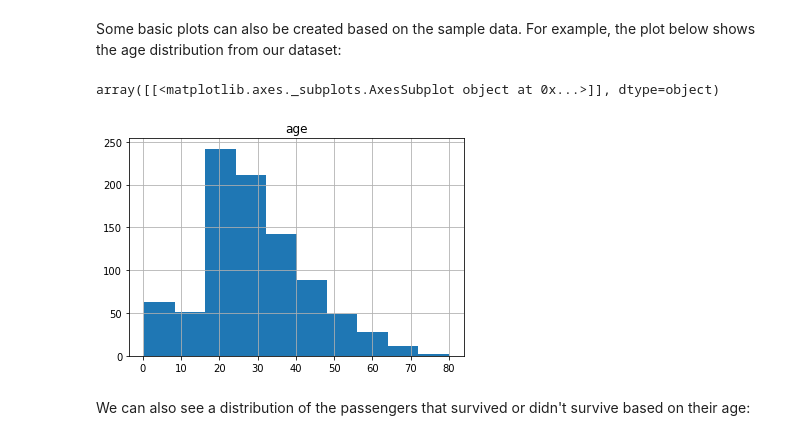
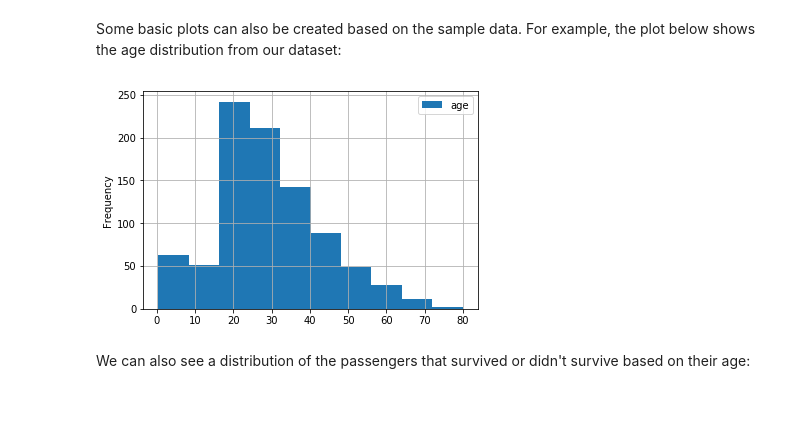
Before and after one commit to has220/ATA-Exercise, a Jupyter notebook: jupyter-postgres.ipynb, the cells around one changed output. Cells and saved outputs as stored; diff of their text form; code cells hidden in the pictures; blank space fills up the shorter version.

```diff
--- a/jupyter-postgres.ipynb
+++ b/jupyter-postgres.ipynb
@@ -66,11 +65,10 @@ df_new['survived'].value_counts()
 Name: survived, dtype: int64
 # %% [markdown]
 Some basic plots can also be created based on the sample data. For example, the plot below shows the age distribution from our dataset:
-# %%
-df_new.hist(column='age')
-# %% [output]
-array([[<matplotlib.axes._subplots.AxesSubplot object at 0x...>]], dtype=object)
-[figure, removed]
+# %%
+df_new.plot(y='age', kind='hist', grid=True);
+# %% [output]
+[figure, added]
 # %% [markdown]
 We can also see a distribution of the passengers that survived or didn't survive based on their age:
 # %%
```
Also changed, not shown: parts of 4 cells of this notebook, 1 other file.
